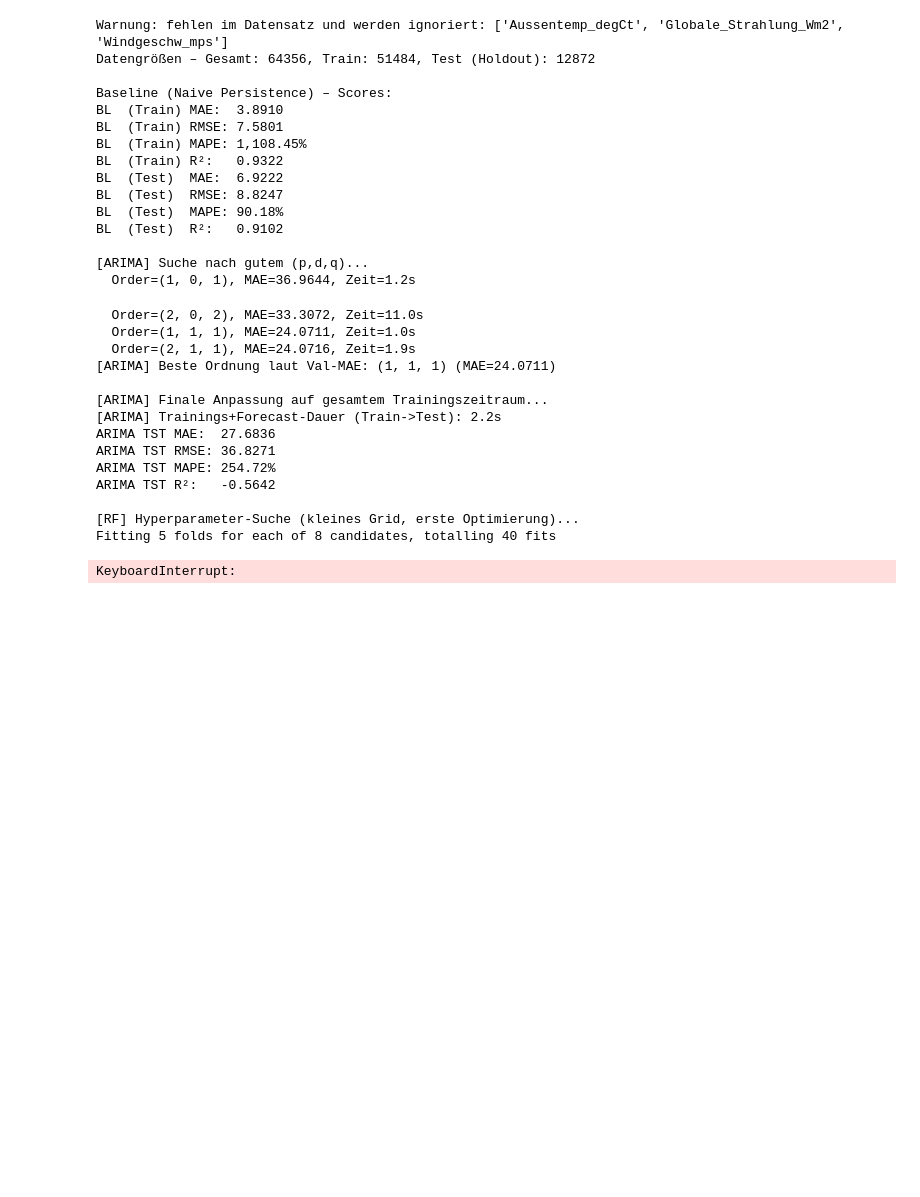
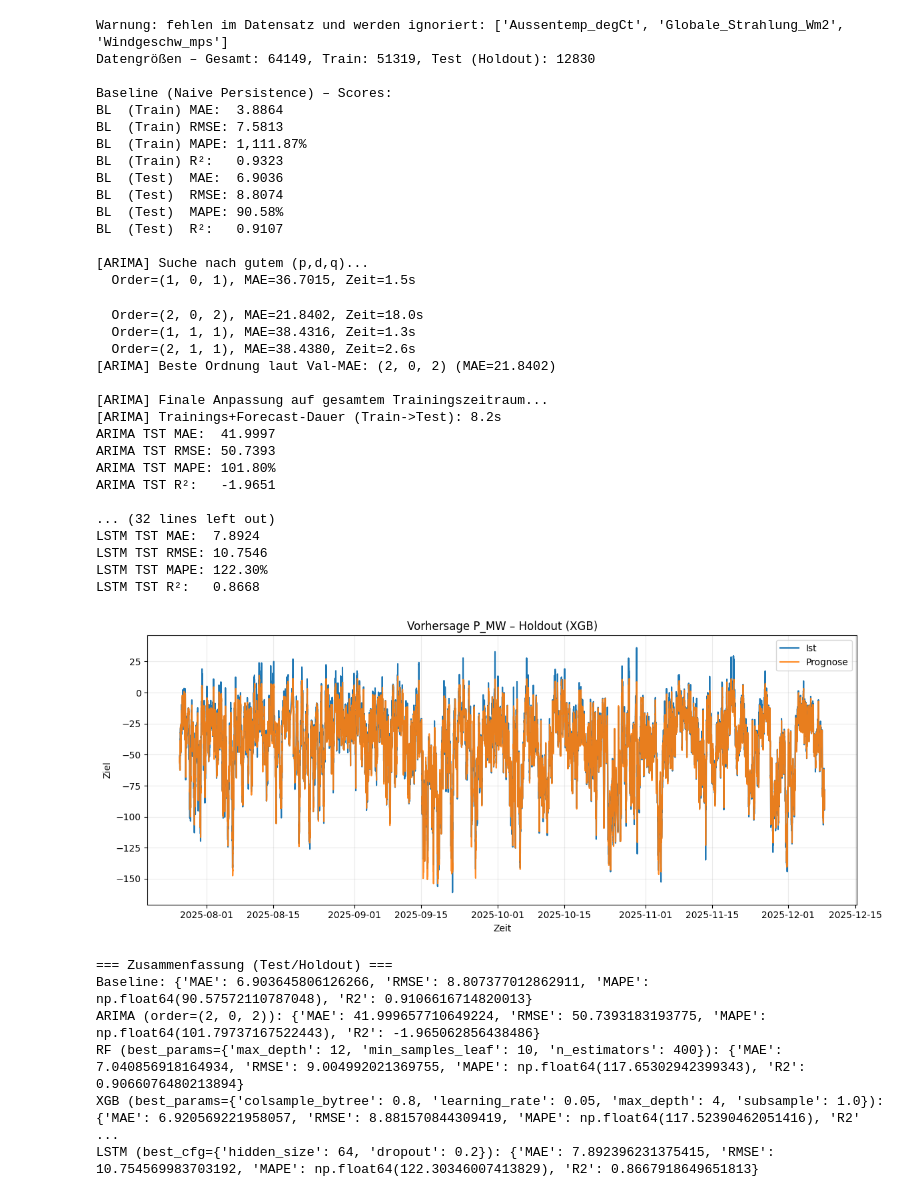
Before and after one commit to Krawinator/masterthesis, a Jupyter notebook: exploratory/forecast1.ipynb, the cells around one changed output. Saved outputs shown, nothing was run; the diff lists cells and outputs as text; code cells hidden in the pictures; blank space fills up the shorter version.

Commit message:
first forecasting results

```diff
--- a/exploratory/forecast1.ipynb
+++ b/exploratory/forecast1.ipynb
@@ -24,7 +24,7 @@ from torch import nn
 from torch.utils.data import DataLoader, TensorDataset
 
 # ======= USER-INPUT =======
-CSV_PATH = r"/Users/martinkrawtzow/Documents/Masterthesis/thesis/Code/Github/masterthesis/src/data/raw/timeseries/SHUW_E24_hist.csv"
+CSV_PATH = r"C:\Users\M97947\OneDrive - E.ON\Dokumente\Thesis\Code_Github\masterthesis\src\data\raw\timeseries\SHUW_E24_hist.csv"
 TIMESTAMP_COL = "timestamp"
 CANDIDATE_TARGETS = ["P_MW"]
 RAW_FEATURES = ["Windgeschw_mps", "Globale_Strahlung_Wm2", "Aussentemp_degCt"]
@@ -503,52 +503,61 @@ def main():
     xgb_scores, xgb_best_params, xgb_pred = run_tree_model(
         "XGB", xgb_base, xgb_param_grid, X_train, y_train, X_test, y_test
     )
 
     # ===== LSTM (PyTorch) =====
     lstm_scores, lstm_best_cfg, lstm_pred = run_lstm(y_train.values, y_test.values)
 
     # ===== Plot beispielhaft (Holdout: XGB vs Ist) =====
     ts_holdout = df_model[TIMESTAMP_COL].iloc[split_idx:]
     plot_holdout(ts_holdout, y_test.values, xgb_pred, title=f"Vorhersage {target_col} – Holdout (XGB)")
 
     print("\n=== Zusammenfassung (Test/Holdout) ===")
     print("Baseline:", bl_scores)
     print(f"ARIMA (order={arima_order}):", arima_scores)
     print(f"RF (best_params={rf_best_params}):", rf_scores)
     print(f"XGB (best_params={xgb_best_params}):", xgb_scores)
     print(f"LSTM (best_cfg={lstm_best_cfg}):", lstm_scores)
 
 
 if __name__ == "__main__":
     main()
 # %% [output]
 Warnung: fehlen im Datensatz und werden ignoriert: ['Aussentemp_degCt', 'Globale_Strahlung_Wm2', 'Windgeschw_mps']
-Datengrößen – Gesamt: 64356, Train: 51484, Test (Holdout): 12872
+Datengrößen – Gesamt: 64149, Train: 51319, Test (Holdout): 12830
 
 Baseline (Naive Persistence) – Scores:
-BL  (Train) MAE:  3.8910
-BL  (Train) RMSE: 7.5801
-BL  (Train) MAPE: 1,108.45%
-BL  (Train) R²:   0.9322
-BL  (Test)  MAE:  6.9222
-BL  (Test)  RMSE: 8.8247
-BL  (Test)  MAPE: 90.18%
-BL  (Test)  R²:   0.9102
+BL  (Train) MAE:  3.8864
+BL  (Train) RMSE: 7.5813
+BL  (Train) MAPE: 1,111.87%
+BL  (Train) R²:   0.9323
+BL  (Test)  MAE:  6.9036
+BL  (Test)  RMSE: 8.8074
+BL  (Test)  MAPE: 90.58%
+BL  (Test)  R²:   0.9107
 
 [ARIMA] Suche nach gutem (p,d,q)...
-  Order=(1, 0, 1), MAE=36.9644, Zeit=1.2s
+  Order=(1, 0, 1), MAE=36.7015, Zeit=1.5s
-  Order=(2, 0, 2), MAE=33.3072, Zeit=11.0s
-  Order=(1, 1, 1), MAE=24.0711, Zeit=1.0s
-  Order=(2, 1, 1), MAE=24.0716, Zeit=1.9s
-[ARIMA] Beste Ordnung laut Val-MAE: (1, 1, 1) (MAE=24.0711)
+  Order=(2, 0, 2), MAE=21.8402, Zeit=18.0s
+  Order=(1, 1, 1), MAE=38.4316, Zeit=1.3s
+  Order=(2, 1, 1), MAE=38.4380, Zeit=2.6s
+[ARIMA] Beste Ordnung laut Val-MAE: (2, 0, 2) (MAE=21.8402)
 
 [ARIMA] Finale Anpassung auf gesamtem Trainingszeitraum...
-[ARIMA] Trainings+Forecast-Dauer (Train->Test): 2.2s
-ARIMA TST MAE:  27.6836
-ARIMA TST RMSE: 36.8271
-ARIMA TST MAPE: 254.72%
-ARIMA TST R²:   -0.5642
+[ARIMA] Trainings+Forecast-Dauer (Train->Test): 8.2s
+ARIMA TST MAE:  41.9997
+ARIMA TST RMSE: 50.7393
+ARIMA TST MAPE: 101.80%
+ARIMA TST R²:   -1.9651
 
-[RF] Hyperparameter-Suche (kleines Grid, erste Optimierung)...
-Fitting 5 folds for each of 8 candidates, totalling 40 fits
+... (32 lines left out)
+LSTM TST MAE:  7.8924
+LSTM TST RMSE: 10.7546
+LSTM TST MAPE: 122.30%
+LSTM TST R²:   0.8668
+[figure, added]
-KeyboardInterrupt:
+=== Zusammenfassung (Test/Holdout) ===
+Baseline: {'MAE': 6.903645806126266, 'RMSE': 8.807377012862911, 'MAPE': np.float64(90.57572110787048), 'R2': 0.9106616714820013}
+ARIMA (order=(2, 0, 2)): {'MAE': 41.999657710649224, 'RMSE': 50.7393183193775, 'MAPE': np.float64(101.79737167522443), 'R2': -1.965062856438486}
+RF (best_params={'max_depth': 12, 'min_samples_leaf': 10, 'n_estimators': 400}): {'MAE': 7.040856918164934, 'RMSE': 9.004992021369755, 'MAPE': np.float64(117.65302942399343), 'R2': 0.9066076480213894}
+XGB (best_params={'colsample_bytree': 0.8, 'learning_rate': 0.05, 'max_depth': 4, 'subsample': 1.0}): {'MAE': 6.920569221958057, 'RMSE': 8.881570844309419, 'MAPE': np.float64(117.52390462051416), 'R2' ...
+LSTM (best_cfg={'hidden_size': 64, 'dropout': 0.2}): {'MAE': 7.892396231375415, 'RMSE': 10.754569983703192, 'MAPE': np.float64(122.30346007413829), 'R2': 0.8667918649651813}
```
